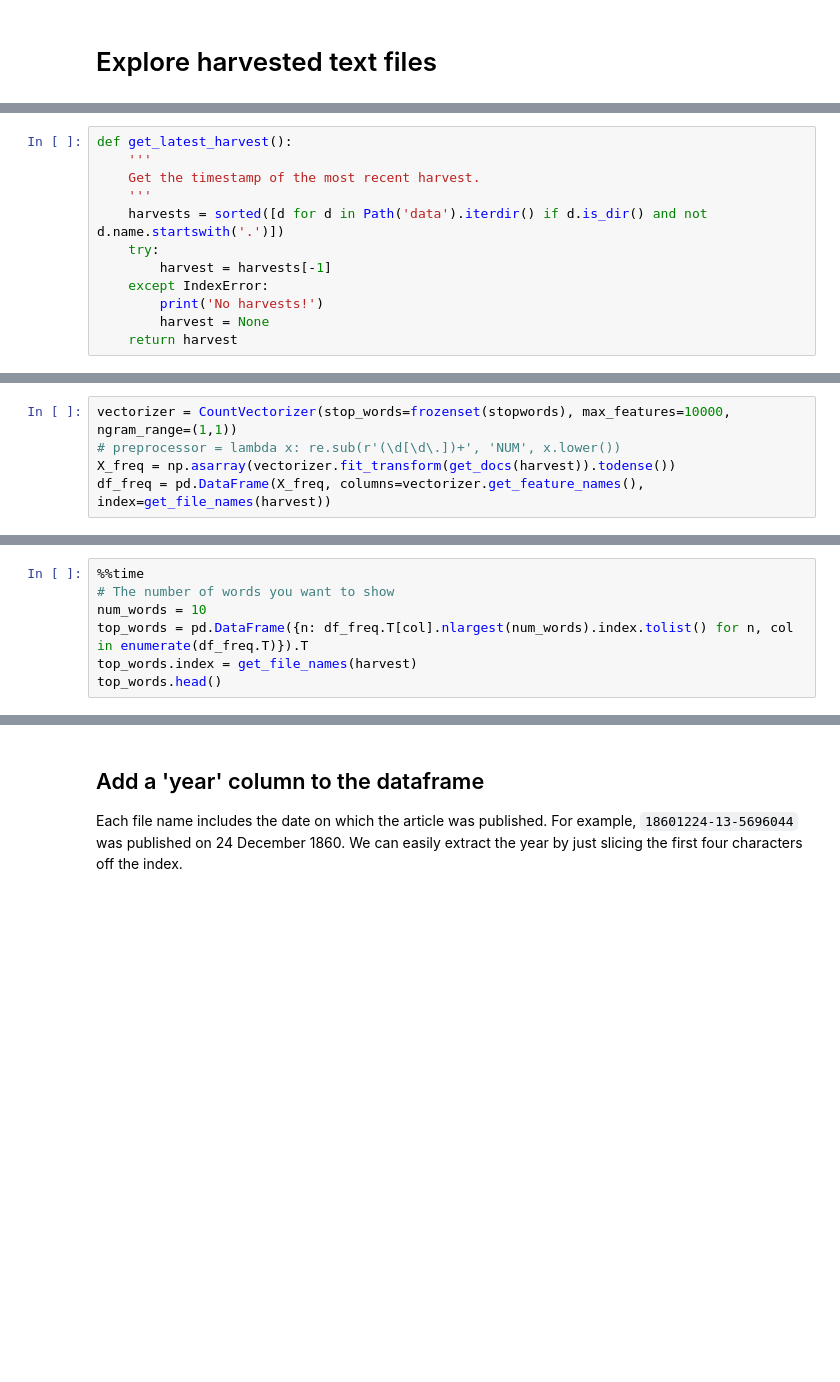
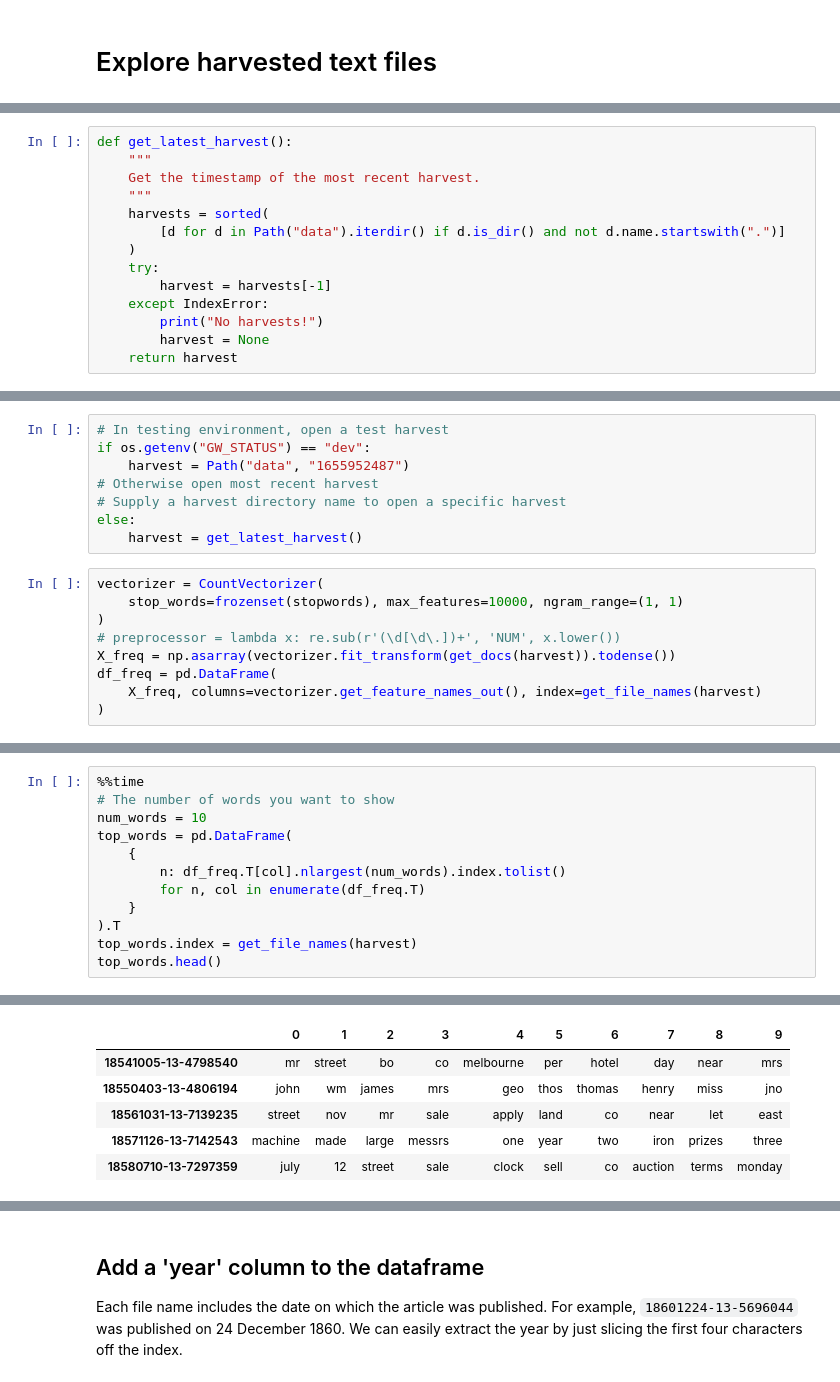
Before and after one commit to GLAM-Workbench/trove-newspaper-harvester, a Jupyter notebook: Explore-harvested-text-files.ipynb, the cells around one changed output, grey strips where cells are left out. Cells and saved outputs as stored; diff of their text form; blank space fills up the shorter version.

Commit message:
Update packages, lint and test all nbs

```diff
--- a/Explore-harvested-text-files.ipynb
+++ b/Explore-harvested-text-files.ipynb
@@ -44,13 +53,15 @@ for zipped in sorted(Path('data').glob('*.zip')):
 # %%
 def get_latest_harvest():
-    '''
+    """
     Get the timestamp of the most recent harvest.
-    '''
-    harvests = sorted([d for d in Path('data').iterdir() if d.is_dir() and not d.name.startswith('.')])
+    """
+    harvests = sorted(
+        [d for d in Path("data").iterdir() if d.is_dir() and not d.name.startswith(".")]
+    )
     try:
         harvest = harvests[-1]
     except IndexError:
-        print('No harvests!')
+        print("No harvests!")
         harvest = None
     return harvest
 # %%
@@ -73,7 +82,19 @@ harvest
+# %%
+# In testing environment, open a test harvest
+if os.getenv("GW_STATUS") == "dev":
+    harvest = Path("data", "1655952487")
+# Otherwise open most recent harvest
+# Supply a harvest directory name to open a specific harvest
+else:
+    harvest = get_latest_harvest()
 # %%
-vectorizer = CountVectorizer(stop_words=frozenset(stopwords), max_features=10000, ngram_range=(1,1))
+vectorizer = CountVectorizer(
+    stop_words=frozenset(stopwords), max_features=10000, ngram_range=(1, 1)
+)
 # preprocessor = lambda x: re.sub(r'(\d[\d\.])+', 'NUM', x.lower())
 X_freq = np.asarray(vectorizer.fit_transform(get_docs(harvest)).todense())
-df_freq = pd.DataFrame(X_freq, columns=vectorizer.get_feature_names(), index=get_file_names(harvest))
+df_freq = pd.DataFrame(
+    X_freq, columns=vectorizer.get_feature_names_out(), index=get_file_names(harvest)
+)
 # %%
 df_freq.sum().nlargest(20)
@@ -83,6 +136,12 @@ df_freq.unstack().to_frame().reset_index().dropna(axis=0, subset=[0])
 %%time
 # The number of words you want to show
 num_words = 10
-top_words = pd.DataFrame({n: df_freq.T[col].nlargest(num_words).index.tolist() for n, col in enumerate(df_freq.T)}).T
+top_words = pd.DataFrame(
+    {
+        n: df_freq.T[col].nlargest(num_words).index.tolist()
+        for n, col in enumerate(df_freq.T)
+    }
+).T
 top_words.index = get_file_names(harvest)
 top_words.head()
+# %% [output]
@@ -89,2 +150,8 @@ top_words.head()
+|  | 0 | 1 | 2 | 3 | 4 | 5 | 6 | 7 | 8 | 9 |
+| 18541005-13-4798540 | mr | street | bo | co | melbourne | per | hotel | day | near | mrs |
+| 18550403-13-4806194 | john | wm | james | mrs | geo | thos | thomas | henry | miss | jno |
+| 18561031-13-7139235 | street | nov | mr | sale | apply | land | co | near | let | east |
+| 18571126-13-7142543 | machine | made | large | messrs | one | year | two | iron | prizes | three |
+| 18580710-13-7297359 | july | 12 | street | sale | clock | sell | co | auction | terms | monday |
 # %%
 df_freq.T
```
Also changed, not shown: parts of 17 cells of this notebook, 19 other files.
